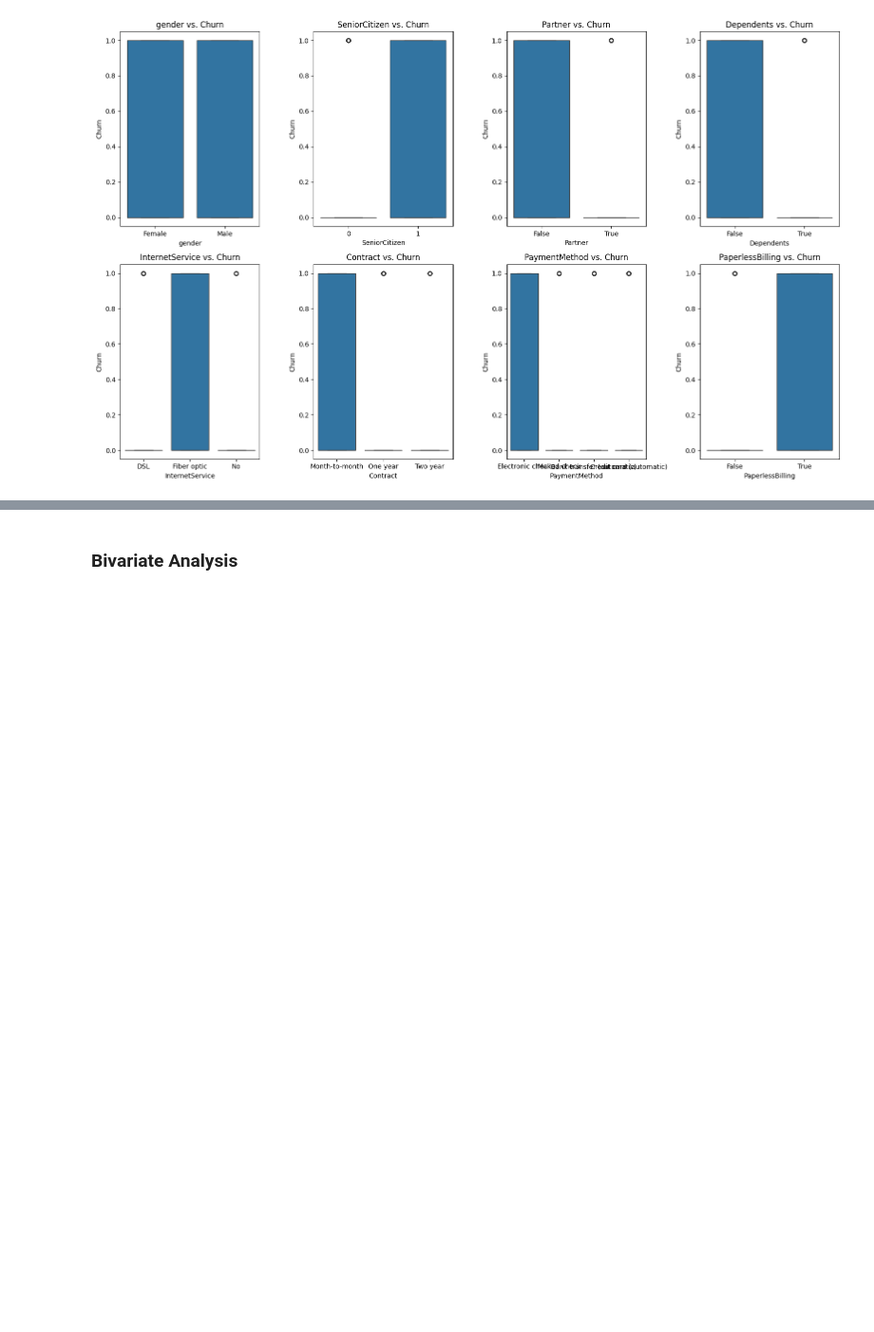
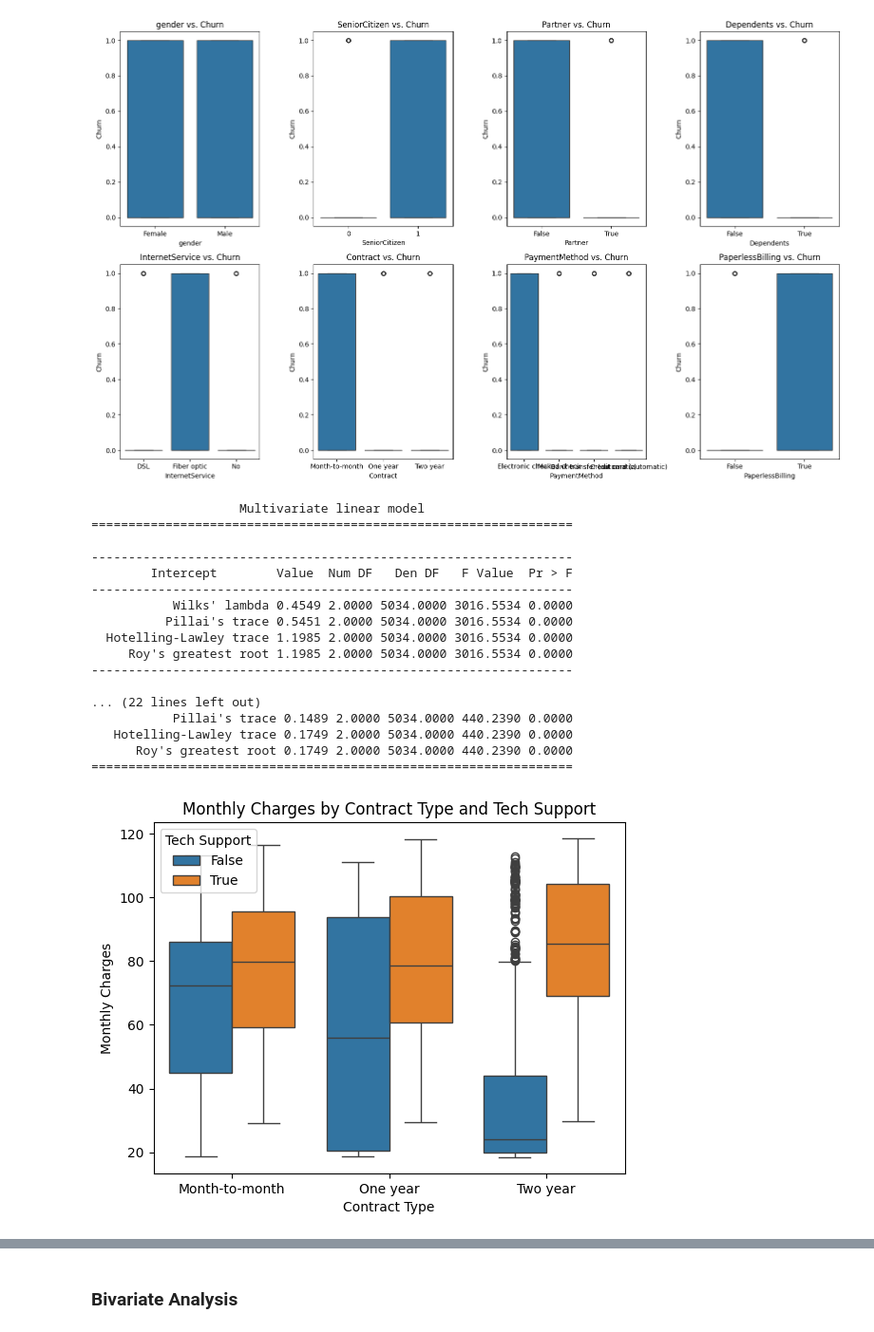
Before and after one commit to wamathaiwandeto/Customer-Churn-Prediction, a Jupyter notebook: churn.ipynb, the cells around one changed output, grey strips where cells are left out. Shown at 95% size. Drawn from its saved outputs; the diff is of its cells as text; code cells hidden in the pictures; blank space fills up the shorter version.

```diff
--- a/churn.ipynb
+++ b/churn.ipynb
@@ -532,3 +538,38 @@ plt.tight_layout()
 plt.show()
 # %% [output]
 [figure]
+# %%
+# Filter relevant columns for MANOVA analysis
+columns_of_interest = ['MonthlyCharges', 'TotalCharges', 'Contract', 'PaymentMethod', 'TechSupport']
+manova_df = train_df[columns_of_interest]
+# Perform MANOVA
+manova_model = MANOVA.from_formula('MonthlyCharges + TotalCharges ~ Contract + PaymentMethod + TechSupport', data=manova_df)
+manova_results = manova_model.mv_test()
+# Print MANOVA results
+print(manova_results)
+# Visualize MANOVA results
+sns.boxplot(x='Contract', y='MonthlyCharges', hue='TechSupport', data=manova_df)
+plt.title('Monthly Charges by Contract Type and Tech Support')
+plt.xlabel('Contract Type')
+plt.ylabel('Monthly Charges')
+plt.legend(title='Tech Support')
+plt.show()
+# %% [output]
+                    Multivariate linear model
+=================================================================
+
+-----------------------------------------------------------------
+        Intercept        Value  Num DF   Den DF   F Value  Pr > F
+-----------------------------------------------------------------
+           Wilks' lambda 0.4549 2.0000 5034.0000 3016.5534 0.0000
+          Pillai's trace 0.5451 2.0000 5034.0000 3016.5534 0.0000
+  Hotelling-Lawley trace 1.1985 2.0000 5034.0000 3016.5534 0.0000
+     Roy's greatest root 1.1985 2.0000 5034.0000 3016.5534 0.0000
+-----------------------------------------------------------------
+
+... (22 lines left out)
+           Pillai's trace 0.1489 2.0000 5034.0000 440.2390 0.0000
+   Hotelling-Lawley trace 0.1749 2.0000 5034.0000 440.2390 0.0000
+      Roy's greatest root 0.1749 2.0000 5034.0000 440.2390 0.0000
+=================================================================
+[figure, added]
```
Also changed, not shown: parts of 5 cells of this notebook.
